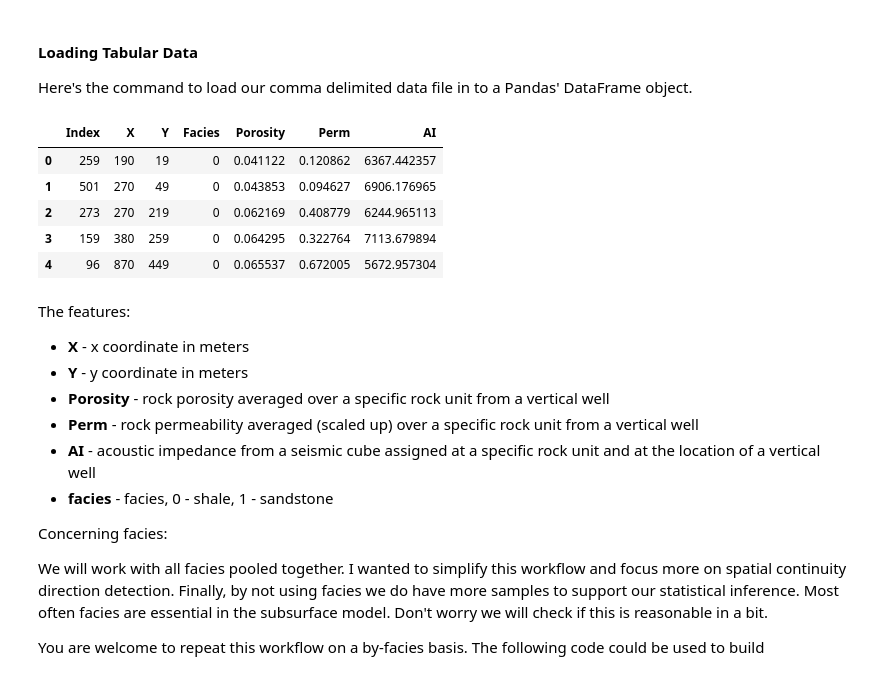
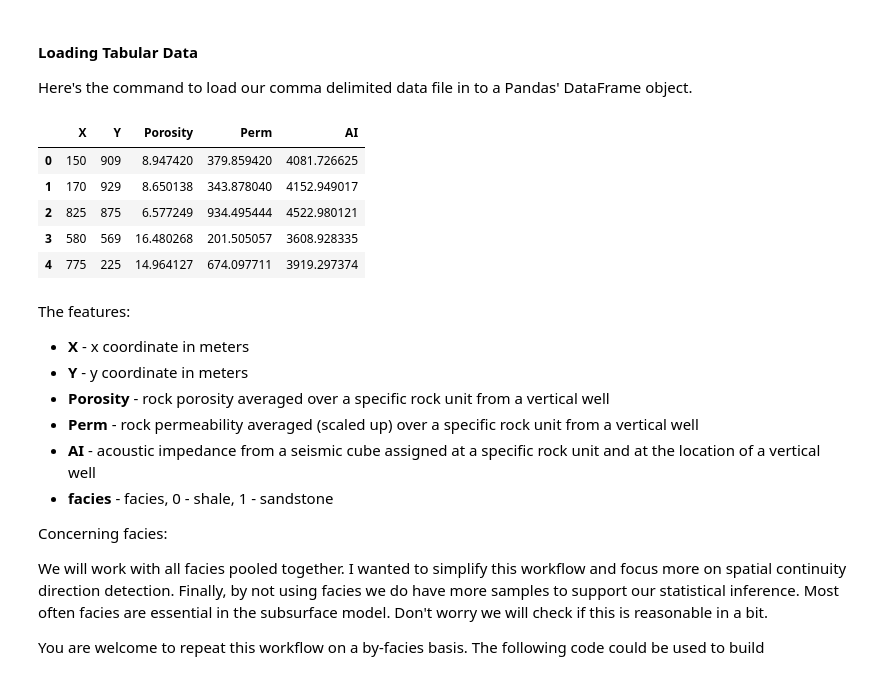
Before and after one commit to GeostatsGuy/PythonNumericalDemos, a Jupyter notebook: Interactive_Variogram_Calculation_Modeling.ipynb, the cells around one changed output. Cells and saved outputs as stored; diff of their text form; code cells hidden in the pictures.

```diff
--- a/Interactive_Variogram_Calculation_Modeling.ipynb
+++ b/Interactive_Variogram_Calculation_Modeling.ipynb
@@ -254,16 +254,35 @@ os.chdir("c:/PGE383")                                   # set the working direct
 #### Loading Tabular Data
 
 Here's the command to load our comma delimited data file in to a Pandas' DataFrame object.
-# %%
-df = pd.read_csv("sample_data_MV_biased.csv")           # read a .csv file in as a DataFrame
-df.head()                                               # we could also use this command for a table preview
-# %% [output]
-|  | Index | X | Y | Facies | Porosity | Perm | AI |
-| 0 | 259 | 190 | 19 | 0 | 0.041122 | 0.120862 | 6367.442357 |
-| 1 | 501 | 270 | 49 | 0 | 0.043853 | 0.094627 | 6906.176965 |
-| 2 | 273 | 270 | 219 | 0 | 0.062169 | 0.408779 | 6244.965113 |
-| 3 | 159 | 380 | 259 | 0 | 0.064295 | 0.322764 | 7113.679894 |
-| 4 | 96 | 870 | 449 | 0 | 0.065537 | 0.672005 | 5672.957304 |
+# %%
+data = 4
+
+if data == 1:
+    df = pd.read_csv("https://raw.githubusercontent.com/GeostatsGuy/GeoDataSets/master/sample_data_MV_biased.csv") # load from Prof. Pyrcz's GitHub repository
+    df = df.rename(columns = {'Por':'Porosity'})            # rename feature(s)
+    df['Porosity'] = df['Porosity']*100.0
+    df = df.iloc[:,1:]                                      # remove first column
+elif data == 2:
+    df = pd.read_csv("https://raw.githubusercontent.com/GeostatsGuy/GeoDataSets/master/spatial_nonlinear_MV_facies_v3.csv") # load from Prof. Pyrcz's GitHub repository
+    df = df.rename(columns = {'Por':'Porosity'})            # rename feature(s)
+    df = df.iloc[:,1:]
+elif data == 3:
+    df = pd.read_csv("https://raw.githubusercontent.com/GeostatsGuy/GeoDataSets/master/12_sample_data.csv") # load from Prof. Pyrcz's GitHub repository
+    df = df.rename(columns = {'Por':'Porosity'})            # rename feature(s)
+    df['Porosity'] = df['Porosity']*100.0
+    df = df.iloc[:,1:]
+else:
+    df = pd.read_csv("https://raw.githubusercontent.com/GeostatsGuy/GeoDataSets/master/spatial_nonlinear_MV_facies_v5_sand_only.csv") # load from Prof. Pyrcz's GitHub repository
+    df = df.rename(columns = {'Por':'Porosity'})            # rename feature(s)
+    df = df.iloc[:,1:]
+df.head()                                               # we could also use this command for a table preview
+# %% [output]
+|  | X | Y | Porosity | Perm | AI |
+| 0 | 150 | 909 | 8.947420 | 379.859420 | 4081.726625 |
+| 1 | 170 | 929 | 8.650138 | 343.878040 | 4152.949017 |
+| 2 | 825 | 875 | 6.577249 | 934.495444 | 4522.980121 |
+| 3 | 580 | 569 | 16.480268 | 201.505057 | 3608.928335 |
+| 4 | 775 | 225 | 14.964127 | 674.097711 | 3919.297374 |
 # %% [markdown]
 The features:
 
```
Also changed, not shown: parts of 6 cells of this notebook.
